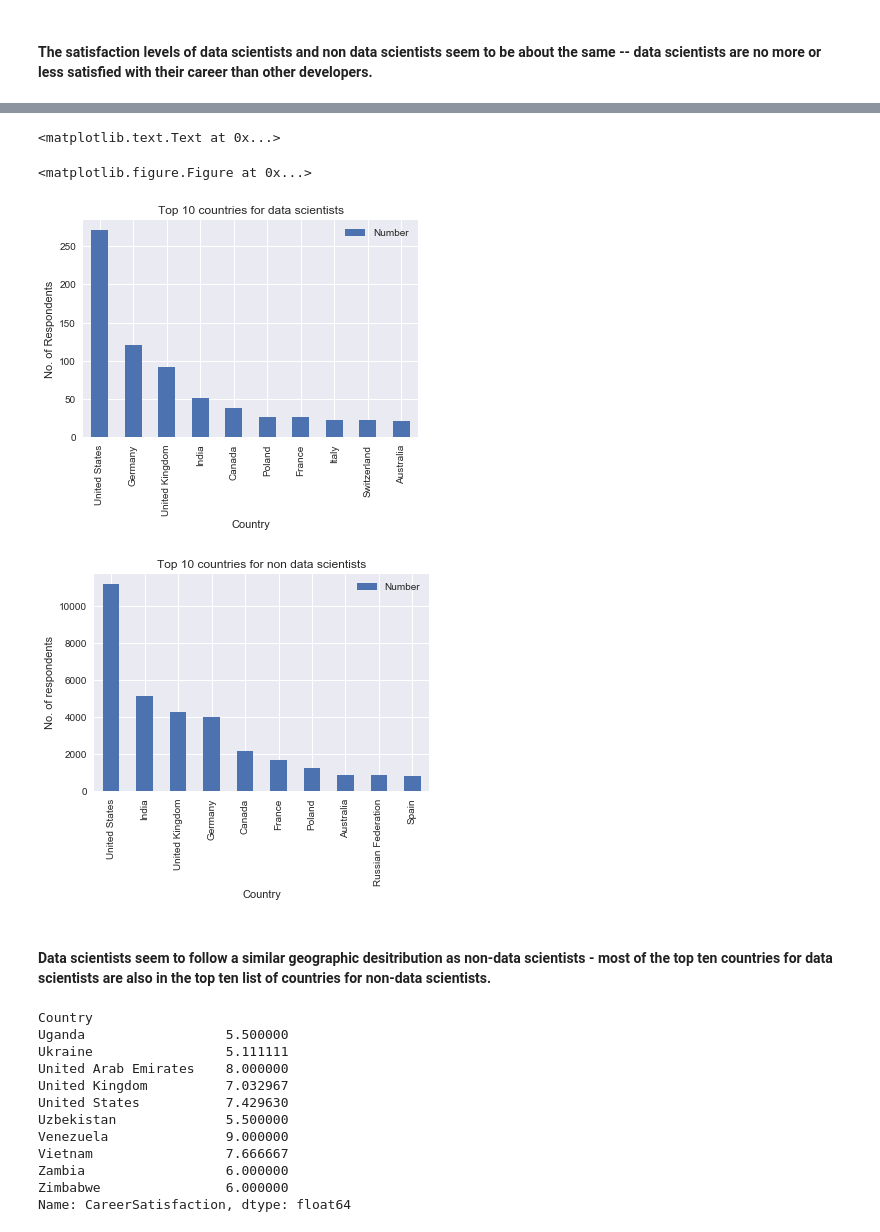
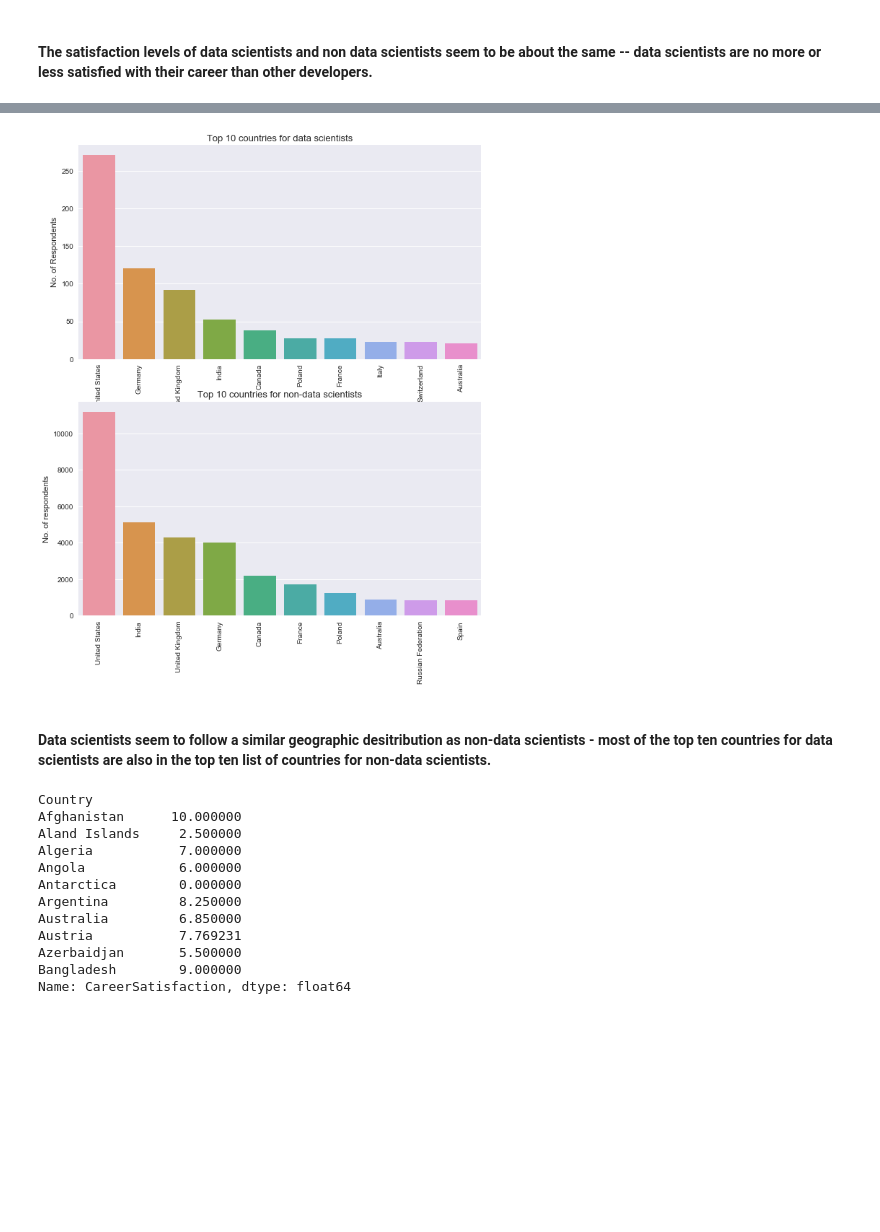
Before and after one commit to kwong0124/EDA_Project_SODevSurvey, a Jupyter notebook: EDA_Project_StackOverflowSurvey.ipynb, the cells around one changed output, grey strips where cells are left out. Saved outputs shown, nothing was run; the diff lists cells and outputs as text; code cells hidden in the pictures; blank space fills up the shorter version.

```diff
--- a/EDA_Project_StackOverflowSurvey.ipynb
+++ b/EDA_Project_StackOverflowSurvey.ipynb
@@ -87,7 +93,6 @@ ax[1].set_xlabel('Satisfaction Level')
 # %%
 ds_countries = ds_data.groupby('Country')['Professional'].count().reset_index()
 ds_countries.columns = ['Country', 'Number']
-ds_countries.set_index('Country', inplace=True)
 ds_countries = ds_countries.sort_values(['Number'], axis=0, ascending=False)
 # %%
 nonds_countries = non_ds_data.groupby('Country')['Professional'].count().reset_index()
@@ -120,17 +132,24 @@ nonds_countries.head()
-# %%
-plt.figure(figsize=(10, 15))
-ax = ds_countries[:10].plot(kind='bar')
-ax.set_title('Top 10 countries for data scientists')
-ax.set_ylabel('No. of Respondents')
-
-ax = nonds_countries[:10].plot(kind='bar')
-ax.set_title('Top 10 countries for non data scientists')
-ax.set_ylabel('No. of respondents')
-# %% [output]
-<matplotlib.text.Text at 0x...>
-<matplotlib.figure.Figure at 0x...>
-[figure, removed]
-[figure, removed]
+# %%
+x1 = list(ds_countries['Country'][:10])
+x2 = list(nonds_countries['Country'][:10])
+# %%
+f, (ax1, ax2) = plt.subplots(2, figsize=(10, 12))
+
+ax1 = sns.barplot(x=ds_countries['Country'][:10], y=ds_countries['Number'][:10], ax=ax1)
+ax1.set_title('Top 10 countries for data scientists', fontsize=13)
+ax1.set_ylabel('No. of Respondents')
+ax1.set_xlabel('')
+ax1.set_xticklabels(x1, rotation=90)
+
+ax2 = sns.barplot(x=nonds_countries['Country'][:10], y=nonds_countries['Number'][:10], ax=ax2)
+ax2.set_title('Top 10 countries for non-data scientists', fontsize=13)
+ax2.set_ylabel('No. of respondents')
+ax2.set_xticklabels(x2, rotation=90)
+ax2.set_xlabel('')
+
+plt.show()
+# %% [output]
+[figure, added]
 # %% [markdown]
 #### Data scientists seem to follow a similar geographic desitribution as non-data scientists - most of the top ten countries for data scientists are also in the top ten list of countries for non-data scientists.
 # %%
@@ -139,15 +158,15 @@ country_satisfcation = ds_data.groupby('Country')['CareerSatisfaction'].mean()
 # %%
-country_satisfcation.tail(10)
+country_satisfcation.head(10)
 # %% [output]
 Country
-Uganda                  5.500000
-Ukraine                 5.111111
-United Arab Emirates    8.000000
-United Kingdom          7.032967
-United States           7.429630
-Uzbekistan              5.500000
-Venezuela               9.000000
-Vietnam                 7.666667
-Zambia                  6.000000
-Zimbabwe                6.000000
+Afghanistan      10.000000
+Aland Islands     2.500000
+Algeria           7.000000
+Angola            6.000000
+Antarctica        0.000000
+Argentina         8.250000
+Australia         6.850000
+Austria           7.769231
+Azerbaidjan       5.500000
+Bangladesh        9.000000
 Name: CareerSatisfaction, dtype: float64
```
Also changed, not shown: parts of 38 cells of this notebook, 1 other file.
